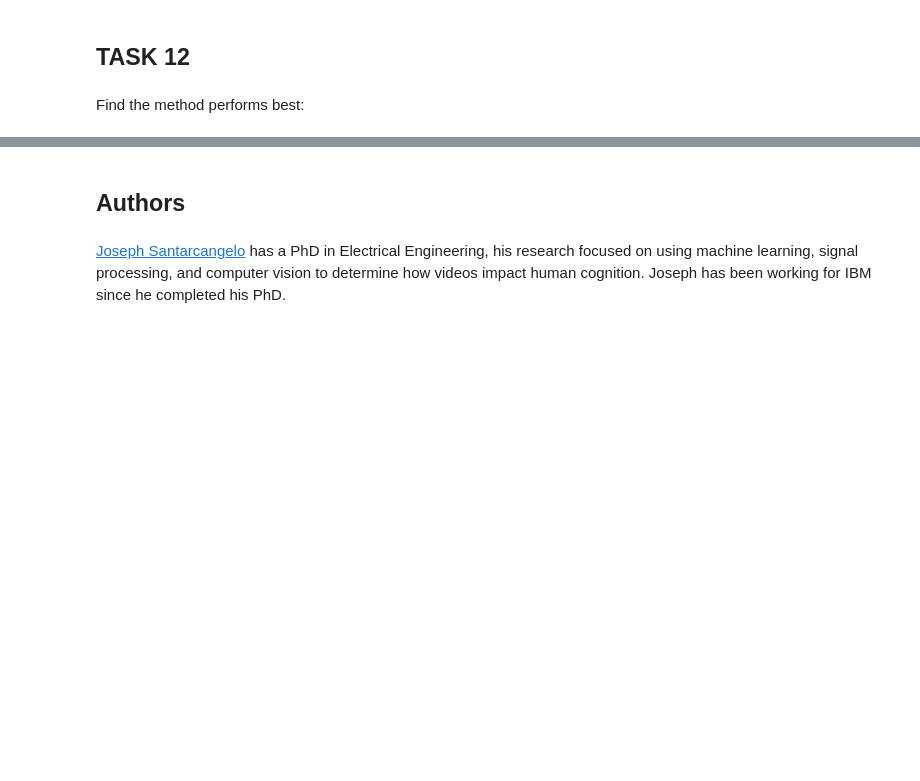
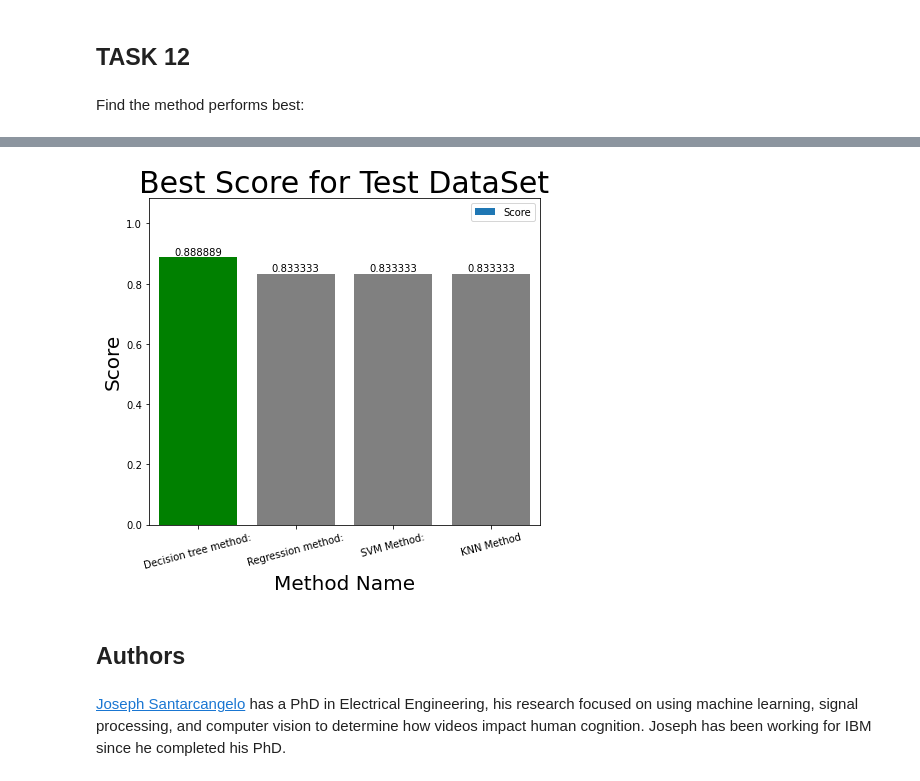
Before and after one commit to bangalorean1/testrepo, a Jupyter notebook: SpaceX_Machine-Learning-Prediction_Part_5.ipynb, the cells around one changed output, grey strips where cells are left out. Saved outputs shown, nothing was run; the diff lists cells and outputs as text; code cells hidden in the pictures; blank space fills up the shorter version.

```diff
--- a/SpaceX_Machine-Learning-Prediction_Part_5.ipynb
+++ b/SpaceX_Machine-Learning-Prediction_Part_5.ipynb
@@ -343,3 +361,14 @@ Methods list having sorted on score, showing best method on top
+# %%
+# This will show the bar chart for best classification method when using the test data set on the model
+
+data = {'Method Name':['Regression method:','SVM Method:','Decision tree method:','KNN Method'],
+        'Score':[logreg_cv.score(X_test, Y_test),svm_cv.score(X_test, Y_test),tree_cv.score(X_test, Y_test),knn_cv.score(X_test, Y_test)]}
+
+df_best_score = pd.DataFrame(data).sort_values(by=['Score'],ascending=False).reset_index(drop=True)
+
+best_score_bar_chart(df_best_score, "Best Score for Test DataSet")
+# %% [output]
+[figure, added]
 # %% [markdown]
 ## Authors
 # %% [markdown]
```
Also changed, not shown: parts of 5 cells of this notebook.
